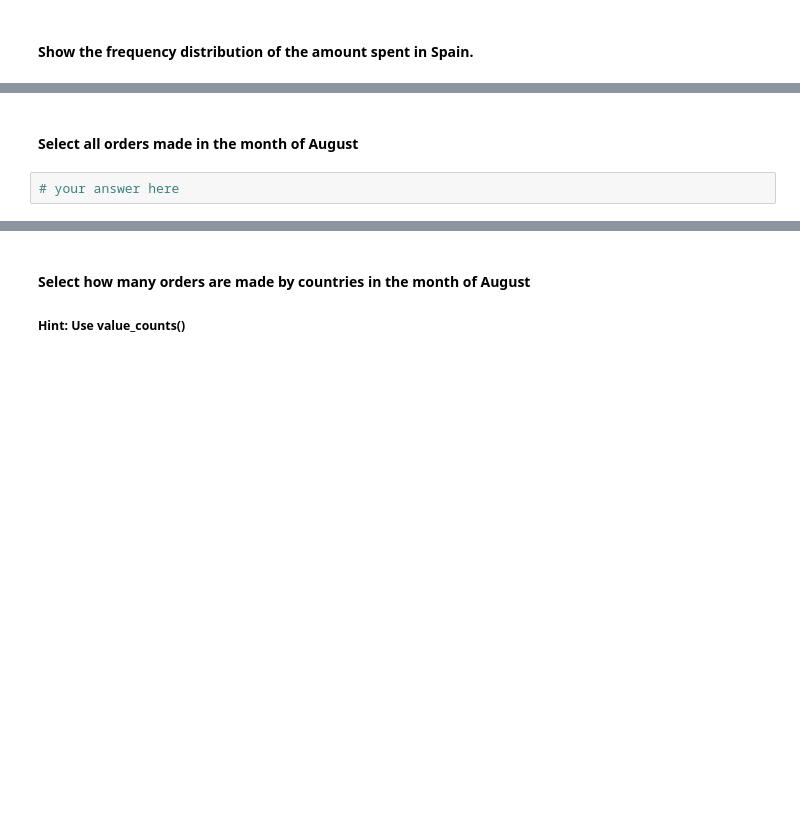
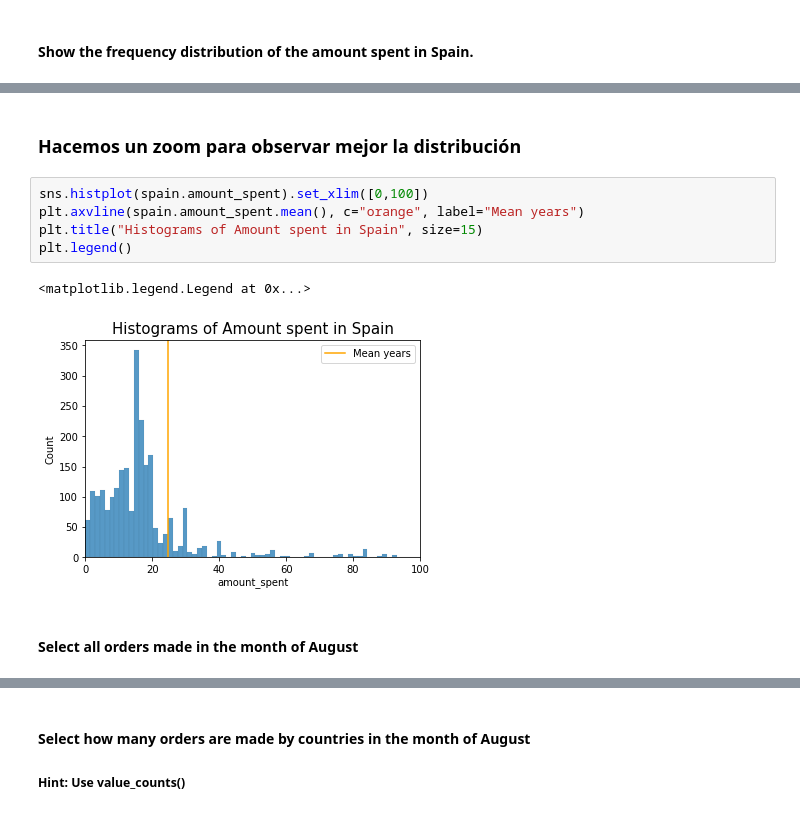
Before and after one commit to Ironhack-Data-Madrid-Marzo-2021/lab-subsetting-and-descriptive-stats, a Jupyter notebook: your-code/main.ipynb, the cells around one changed output, grey strips where cells are left out. Cells and saved outputs as stored; diff of their text form; blank space fills up the shorter version.

```diff
--- a/your-code/main.ipynb
+++ b/your-code/main.ipynb
@@ -406,4 +484,12 @@ orders.
+# %% [markdown]
+### Hacemos un zoom para observar mejor la distribución
+# %%
+sns.histplot(spain.amount_spent).set_xlim([0,100])
+plt.axvline(spain.amount_spent.mean(), c="orange", label="Mean years")
+plt.title("Histograms of Amount spent in Spain", size=15)
+plt.legend()
+# %% [output]
+<matplotlib.legend.Legend at 0x...>
+[figure, added]
 # %% [markdown]
 #### Select all orders made in the month of August
-# %%
-# your answer here
```
Also changed, not shown: parts of 38 cells of this notebook.
